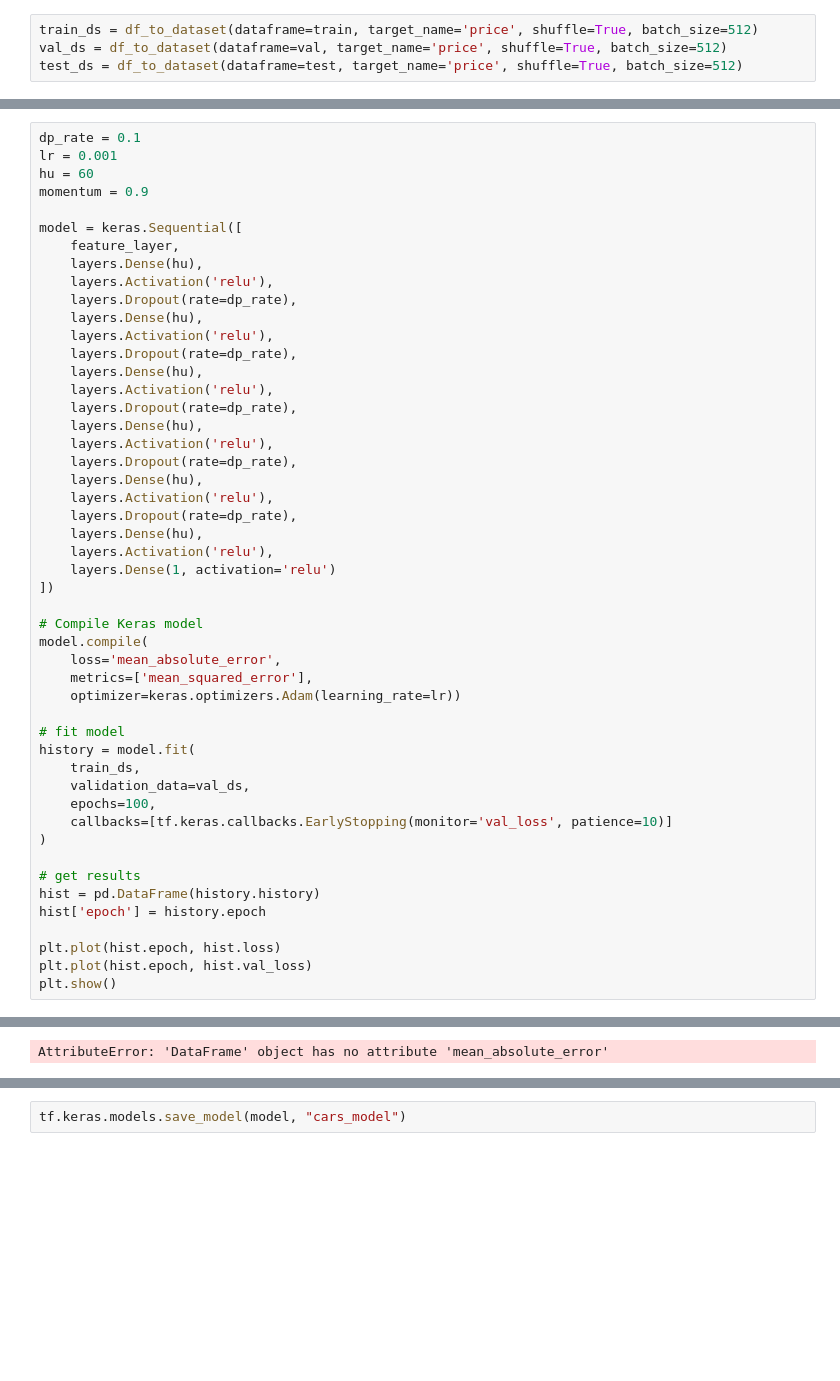
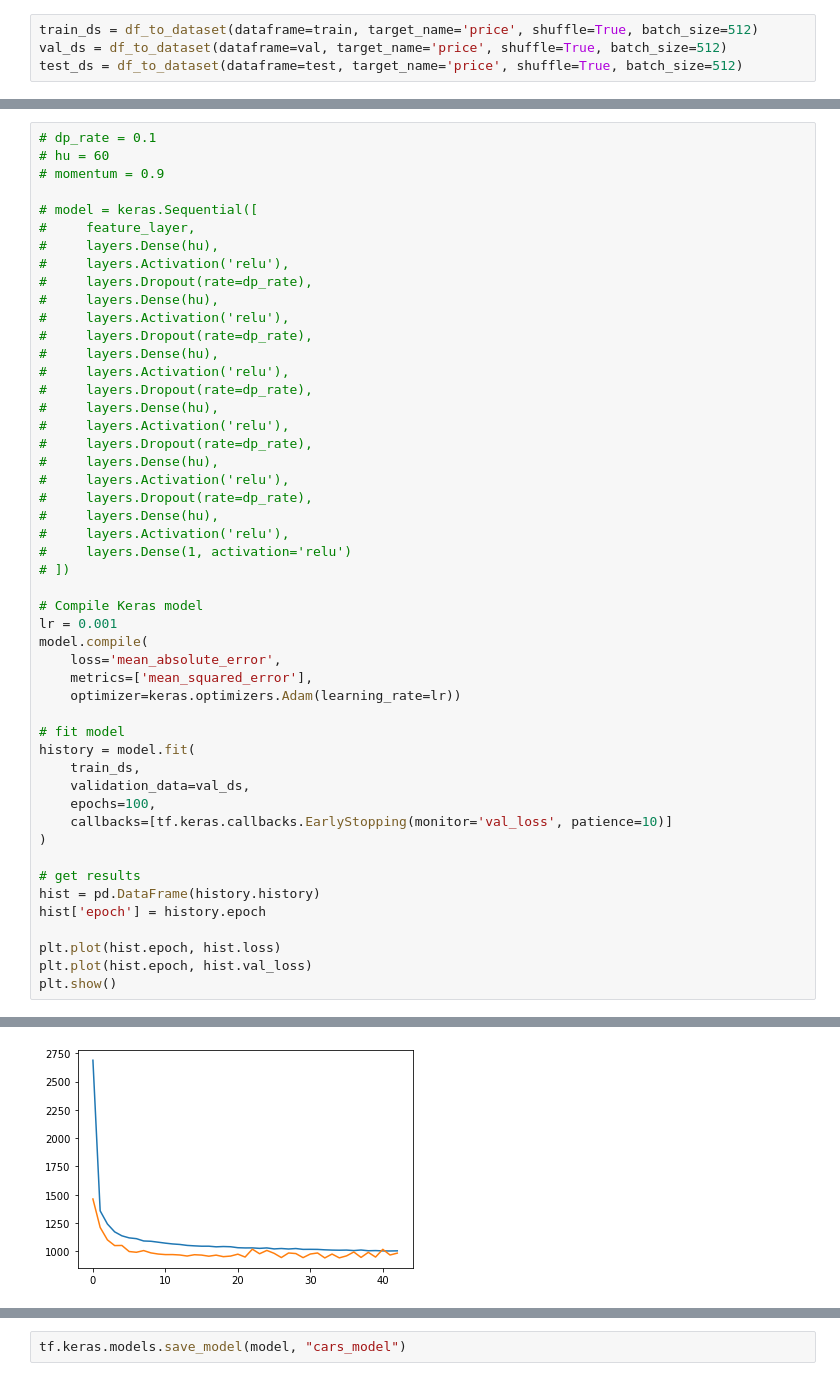
Before and after one commit to mibanell/cars, a Jupyter notebook: create_model.ipynb, the cells around one changed output, grey strips where cells are left out. Saved outputs shown, nothing was run; the diff lists cells and outputs as text; blank space fills up the shorter version.

```diff
--- a/create_model.ipynb
+++ b/create_model.ipynb
@@ -156,32 +162,32 @@ feature_layer = feature_columns(train, train_ds)
 # %%
-dp_rate = 0.1
-lr = 0.001
-hu = 60
-momentum = 0.9
+# dp_rate = 0.1
+# hu = 60
+# momentum = 0.9
 
-model = keras.Sequential([
-    feature_layer,
-    layers.Dense(hu),
-    layers.Activation('relu'),
-    layers.Dropout(rate=dp_rate),
-    layers.Dense(hu),
-    layers.Activation('relu'),
-    layers.Dropout(rate=dp_rate),
-    layers.Dense(hu),
-    layers.Activation('relu'),
-    layers.Dropout(rate=dp_rate),
-    layers.Dense(hu),
-    layers.Activation('relu'),
-    layers.Dropout(rate=dp_rate),
-    layers.Dense(hu),
-    layers.Activation('relu'),
-    layers.Dropout(rate=dp_rate),
-    layers.Dense(hu),
-    layers.Activation('relu'),
-    layers.Dense(1, activation='relu')
-])
+# model = keras.Sequential([
+#     feature_layer,
+#     layers.Dense(hu),
+#     layers.Activation('relu'),
+#     layers.Dropout(rate=dp_rate),
+#     layers.Dense(hu),
+#     layers.Activation('relu'),
+#     layers.Dropout(rate=dp_rate),
+#     layers.Dense(hu),
+#     layers.Activation('relu'),
+#     layers.Dropout(rate=dp_rate),
+#     layers.Dense(hu),
+#     layers.Activation('relu'),
+#     layers.Dropout(rate=dp_rate),
+#     layers.Dense(hu),
+#     layers.Activation('relu'),
+#     layers.Dropout(rate=dp_rate),
+#     layers.Dense(hu),
+#     layers.Activation('relu'),
+#     layers.Dense(1, activation='relu')
+# ])
 
 # Compile Keras model
+lr = 0.001
 model.compile(
     loss='mean_absolute_error',
     metrics=['mean_squared_error'],
@@ -223,4 +229,4 @@ Epoch 37/100
-AttributeError: 'DataFrame' object has no attribute 'mean_absolute_error'
+[figure, added]
 # %%
 hist.tail(10)
 # %% [output]
```
Also changed, not shown: parts of 23 cells of this notebook, 2 other files.
